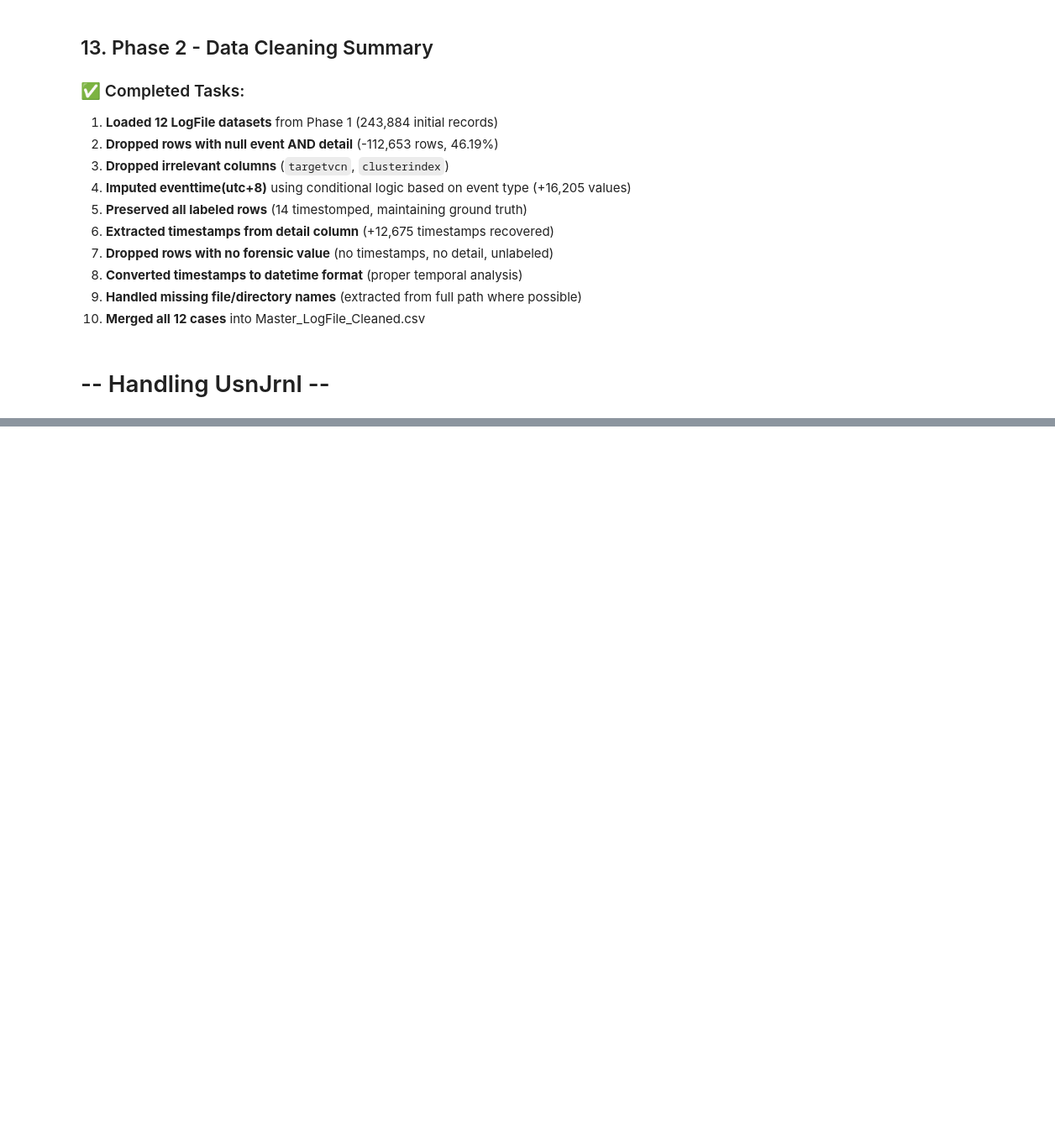
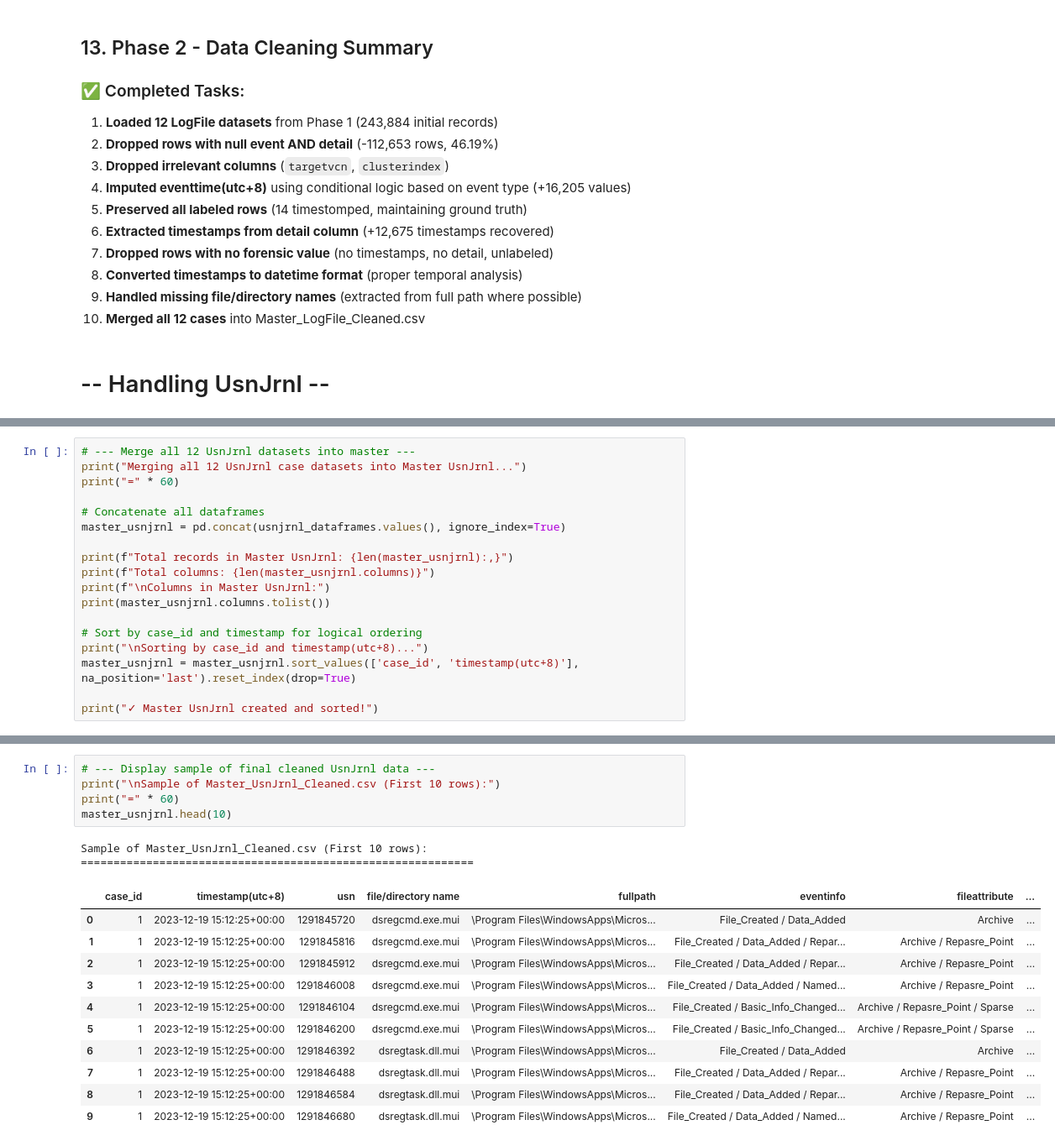
Before and after one commit to soniboni/Digital-Detectives_Thesis, a Jupyter notebook: notebooks/presentation notebooks/Phase 2 - Data Cleaning.ipynb, the cells around one changed output, grey strips where cells are left out. Shown at 84% size. Cells and saved outputs as stored; diff of their text form; blank space fills up the shorter version.

```diff
--- a/notebooks/presentation notebooks/Phase 2 - Data Cleaning.ipynb
+++ b/notebooks/presentation notebooks/Phase 2 - Data Cleaning.ipynb
@@ -2038,0 +3042,18 @@ File Details:
+# %%
+# --- Merge all 12 UsnJrnl datasets into master ---
+print("Merging all 12 UsnJrnl case datasets into Master UsnJrnl...")
+print("=" * 60)
+
+# Concatenate all dataframes
+master_usnjrnl = pd.concat(usnjrnl_dataframes.values(), ignore_index=True)
+
+print(f"Total records in Master UsnJrnl: {len(master_usnjrnl):,}")
+print(f"Total columns: {len(master_usnjrnl.columns)}")
+print(f"\nColumns in Master UsnJrnl:")
+print(master_usnjrnl.columns.tolist())
+
+# Sort by case_id and timestamp for logical ordering
+print("\nSorting by case_id and timestamp(utc+8)...")
+master_usnjrnl = master_usnjrnl.sort_values(['case_id', 'timestamp(utc+8)'], na_position='last').reset_index(drop=True)
+
+print("✓ Master UsnJrnl created and sorted!")
@@ -2038,0 +3180,19 @@ File Details:
+# %%
+# --- Display sample of final cleaned UsnJrnl data ---
+print("\nSample of Master_UsnJrnl_Cleaned.csv (First 10 rows):")
+print("=" * 60)
+master_usnjrnl.head(10)
+# %% [output]
+Sample of Master_UsnJrnl_Cleaned.csv (First 10 rows):
+============================================================
+|  | case_id | timestamp(utc+8) | usn | file/directory name | fullpath | eventinfo | fileattribute | ... |
+| 0 | 1 | 2023-12-19 15:12:25+00:00 | 1291845720 | dsregcmd.exe.mui | \Program Files\WindowsApps\Micros... | File_Created / Data_Added | Archive | ... |
+| 1 | 1 | 2023-12-19 15:12:25+00:00 | 1291845816 | dsregcmd.exe.mui | \Program Files\WindowsApps\Micros... | File_Created / Data_Added / Repar... | Archive / Repasre_Point | ... |
+| 2 | 1 | 2023-12-19 15:12:25+00:00 | 1291845912 | dsregcmd.exe.mui | \Program Files\WindowsApps\Micros... | File_Created / Data_Added / Repar... | Archive / Repasre_Point | ... |
+| 3 | 1 | 2023-12-19 15:12:25+00:00 | 1291846008 | dsregcmd.exe.mui | \Program Files\WindowsApps\Micros... | File_Created / Data_Added / Named... | Archive / Repasre_Point | ... |
+| 4 | 1 | 2023-12-19 15:12:25+00:00 | 1291846104 | dsregcmd.exe.mui | \Program Files\WindowsApps\Micros... | File_Created / Basic_Info_Changed... | Archive / Repasre_Point / Sparse | ... |
+| 5 | 1 | 2023-12-19 15:12:25+00:00 | 1291846200 | dsregcmd.exe.mui | \Program Files\WindowsApps\Micros... | File_Created / Basic_Info_Changed... | Archive / Repasre_Point / Sparse | ... |
+| 6 | 1 | 2023-12-19 15:12:25+00:00 | 1291846392 | dsregtask.dll.mui | \Program Files\WindowsApps\Micros... | File_Created / Data_Added | Archive | ... |
+| 7 | 1 | 2023-12-19 15:12:25+00:00 | 1291846488 | dsregtask.dll.mui | \Program Files\WindowsApps\Micros... | File_Created / Data_Added / Repar... | Archive / Repasre_Point | ... |
+| 8 | 1 | 2023-12-19 15:12:25+00:00 | 1291846584 | dsregtask.dll.mui | \Program Files\WindowsApps\Micros... | File_Created / Data_Added / Repar... | Archive / Repasre_Point | ... |
+| 9 | 1 | 2023-12-19 15:12:25+00:00 | 1291846680 | dsregtask.dll.mui | \Program Files\WindowsApps\Micros... | File_Created / Data_Added / Named... | Archive / Repasre_Point | ... |
```
Also changed, not shown: parts of 38 cells of this notebook, 2 other files.
